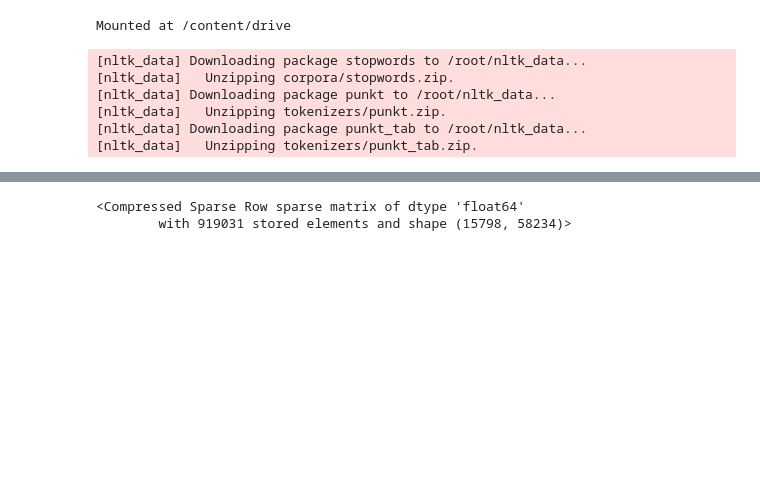
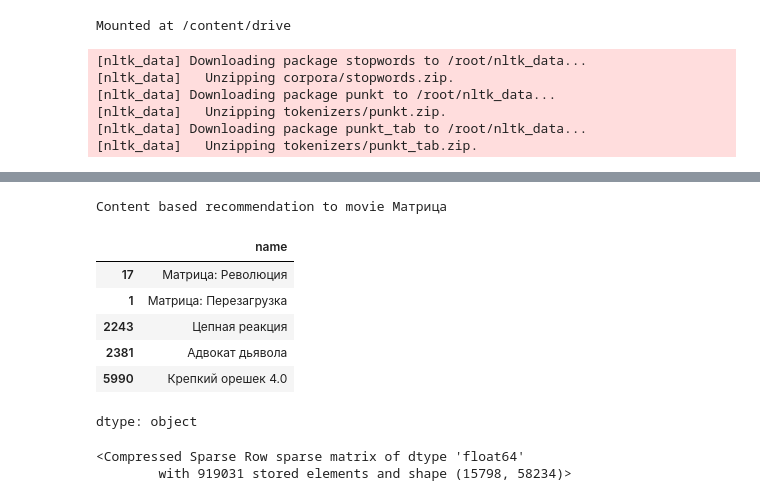
Before and after one commit to vokon01/Kinopoisk-Movie-Recommendation-System, a Jupyter notebook: notebooks/03 Content_based_Rec_Sys.ipynb, the cells around one changed output, grey strips where cells are left out. Cells and saved outputs as stored; diff of their text form; code cells hidden in the pictures; blank space fills up the shorter version.

Commit message:
Add files via upload
Changed main vectorization method from Tfidf vectorizer to SentenceTransformer

```diff
--- a/notebooks/03 Content_based_Rec_Sys.ipynb
+++ b/notebooks/03 Content_based_Rec_Sys.ipynb
@@ -188,2 +155,4 @@ See the caveats in the documentation: https://pandas.pydata.org/pandas-docs/stab
 # %%
 data.to_csv('/content/drive/MyDrive/Kinopoisk/data.csv')
+# %%
+model = SentenceTransformer("ai-forever/FRIDA")
@@ -189,0 +165,4 @@ data.to_csv('/content/drive/MyDrive/Kinopoisk/data.csv')
+# %%
+embeddings = model.encode(data['soup'], convert_to_tensor=False)
+# %%
+cosine_sim = cosine_similarity(embeddings, embeddings)
@@ -190,3 +206,17 @@ data.to_csv('/content/drive/MyDrive/Kinopoisk/data.csv')
+# %%
+movie_indice = 3
+
+print(f'Content based recommendation to movie {names.iloc[movie_indice]}')
+get_recommendations(movie_indice)
+# %% [output]
+Content based recommendation to movie Матрица
+|  | name |
+| 17 | Матрица: Революция |
+| 1 | Матрица: Перезагрузка |
+| 2243 | Цепная реакция |
+| 2381 | Адвокат дьявола |
+| 5990 | Крепкий орешек 4.0 |
+dtype: object
 # %%
 count = CountVectorizer(analyzer='word',ngram_range=(1, 2), min_df=0.0)
 # %%
```
Also changed, not shown: parts of 42 cells of this notebook.
